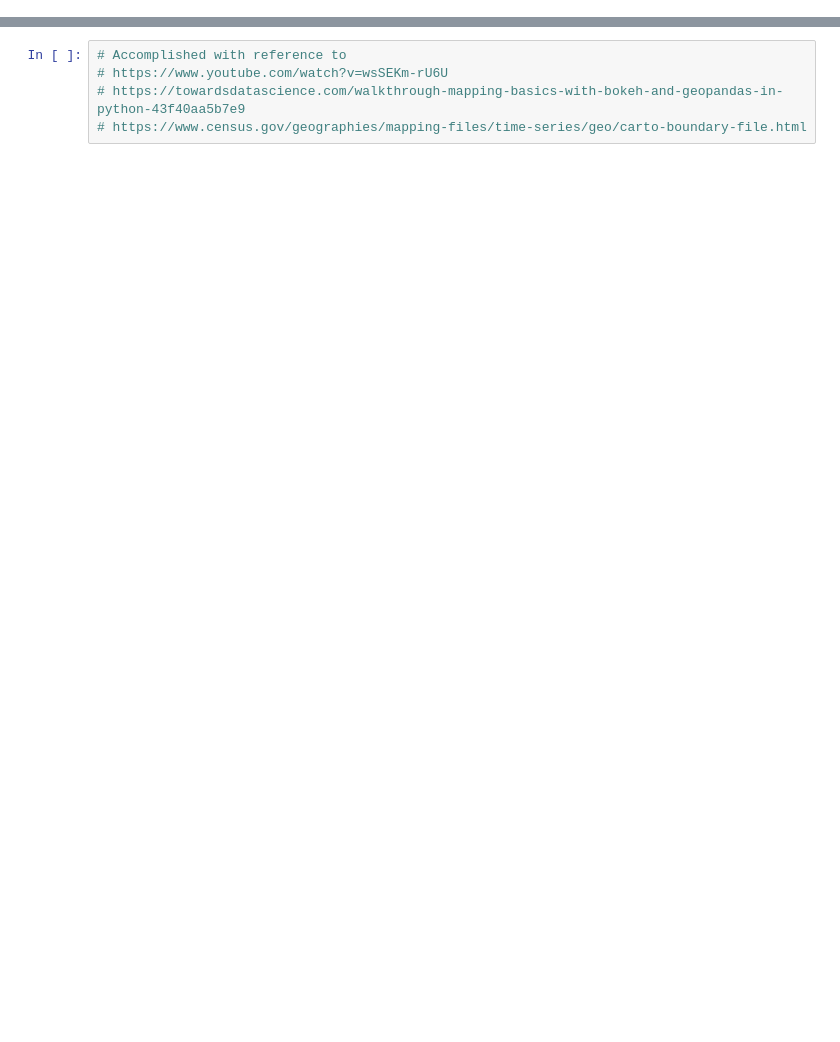
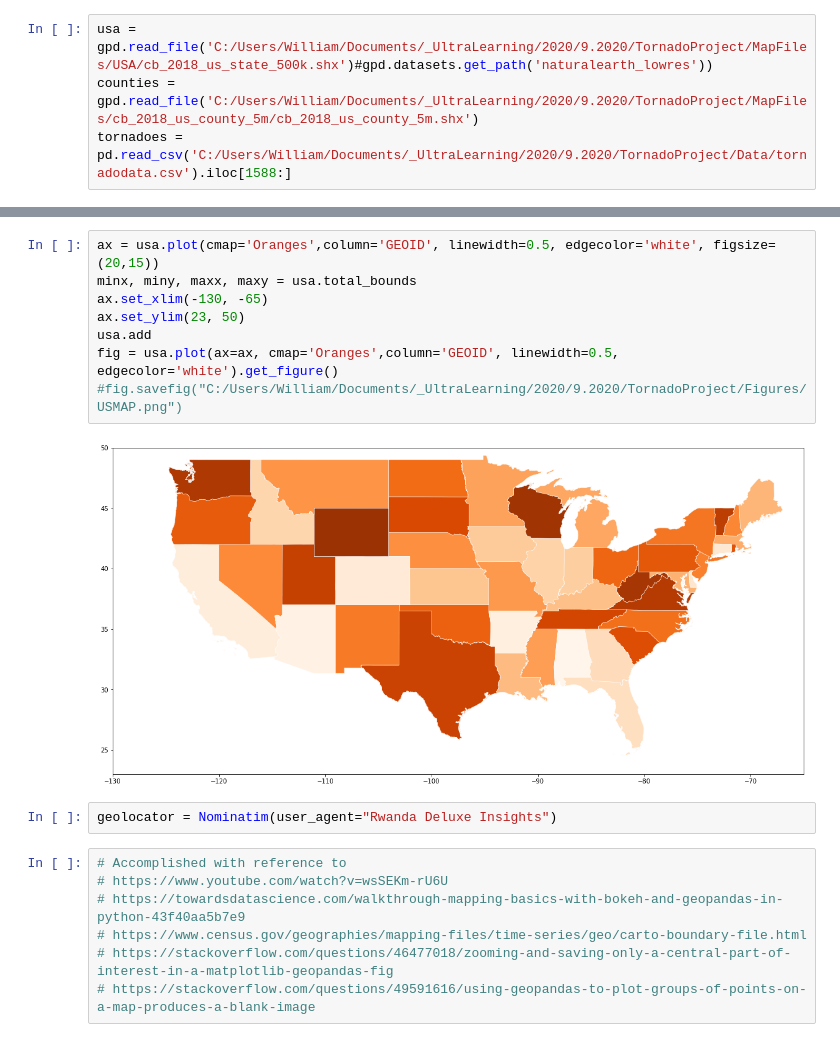
Before and after one commit to williamrhayes/TornadoAnalysis, a Jupyter notebook: Programs/TornadoAnalysis_GP.ipynb, the cells around one changed output, grey strips where cells are left out. Drawn from its saved outputs; the diff is of its cells as text; blank space fills up the shorter version.

Commit message:
Add files via upload
Updating the file I used to create the initial continental United States!

```diff
--- a/Programs/TornadoAnalysis_GP.ipynb
+++ b/Programs/TornadoAnalysis_GP.ipynb
@@ -47,0 +9,4 @@ AttributeError: 'GeoDataFrame' object has no attribute 'ax'
+# %%
+usa = gpd.read_file('C:/Users/William/Documents/_UltraLearning/2020/9.2020/TornadoProject/MapFiles/USA/cb_2018_us_state_500k.shx')#gpd.datasets.get_path('naturalearth_lowres'))
+counties = gpd.read_file('C:/Users/William/Documents/_UltraLearning/2020/9.2020/TornadoProject/MapFiles/cb_2018_us_county_5m/cb_2018_us_county_5m.shx')
+tornadoes = pd.read_csv('C:/Users/William/Documents/_UltraLearning/2020/9.2020/TornadoProject/Data/tornadodata.csv').iloc[1588:]
@@ -48,5 +62,19 @@ AttributeError: 'GeoDataFrame' object has no attribute 'ax'
+# %%
+ax = usa.plot(cmap='Oranges',column='GEOID', linewidth=0.5, edgecolor='white', figsize=(20,15))
+minx, miny, maxx, maxy = usa.total_bounds
+ax.set_xlim(-130, -65)
+ax.set_ylim(23, 50)
+usa.add
+fig = usa.plot(ax=ax, cmap='Oranges',column='GEOID', linewidth=0.5, edgecolor='white').get_figure()
+#fig.savefig("C:/Users/William/Documents/_UltraLearning/2020/9.2020/TornadoProject/Figures/USMAP.png")
+# %% [output]
+[figure, added]
+# %%
+geolocator = Nominatim(user_agent="Rwanda Deluxe Insights")
 # %%
 # Accomplished with reference to
 # https://www.youtube.com/watch?v=wsSEKm-rU6U
 # https://towardsdatascience.com/walkthrough-mapping-basics-with-bokeh-and-geopandas-in-python-43f40aa5b7e9
 # https://www.census.gov/geographies/mapping-files/time-series/geo/carto-boundary-file.html
+# https://stackoverflow.com/questions/46477018/zooming-and-saving-only-a-central-part-of-interest-in-a-matplotlib-geopandas-fig
+# https://stackoverflow.com/questions/49591616/using-geopandas-to-plot-groups-of-points-on-a-map-produces-a-blank-image
```
Also changed, not shown: parts of 10 cells of this notebook.
